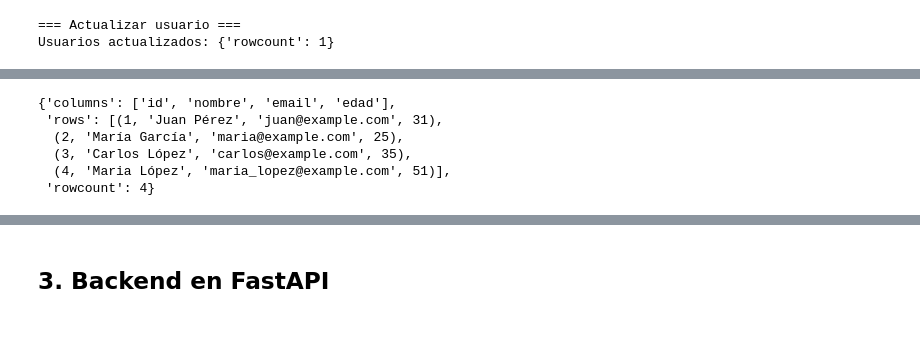
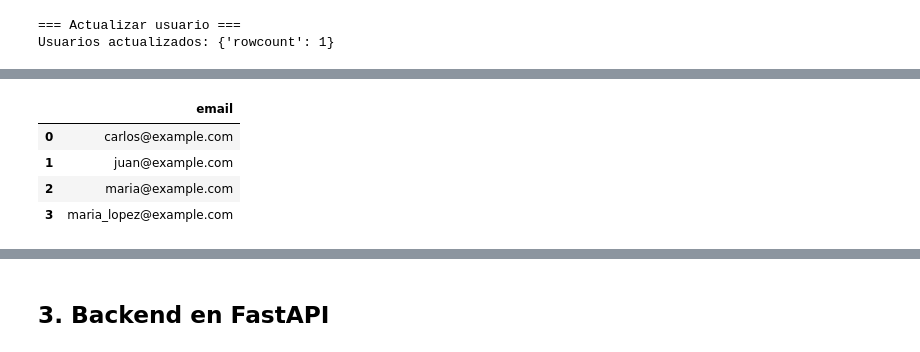
Before and after one commit to Jlaybar/moto, a Jupyter notebook: db_sqlite3_api.ipynb, the cells around one changed output, grey strips where cells are left out. Drawn from its saved outputs; the diff is of its cells as text; code cells hidden in the pictures.

```diff
--- a/db_sqlite3_api.ipynb
+++ b/db_sqlite3_api.ipynb
@@ -364,9 +373,10 @@ df
-# %%
-db_read('usuarios')
-# %% [output]
-{'columns': ['id', 'nombre', 'email', 'edad'],
- 'rows': [(1, 'Juan Pérez', 'juan@example.com', 31),
-  (2, 'María García', 'maria@example.com', 25),
-  (3, 'Carlos López', 'carlos@example.com', 35),
-  (4, 'Maria López', 'maria_lopez@example.com', 51)],
- 'rowcount': 4}
+# %%
+jsn = db_read(tabla='usuarios', campos=['email'], condicion_sql='0=0',data_db=SQLITE_PATH )
+df = json_to_dataframe(jsn)
+df
+# %% [output]
+|  | email |
+| 0 | carlos@example.com |
+| 1 | juan@example.com |
+| 2 | maria@example.com |
+| 3 | maria_lopez@example.com |
```
Also changed, not shown: parts of 6 cells of this notebook, 6 other files.
